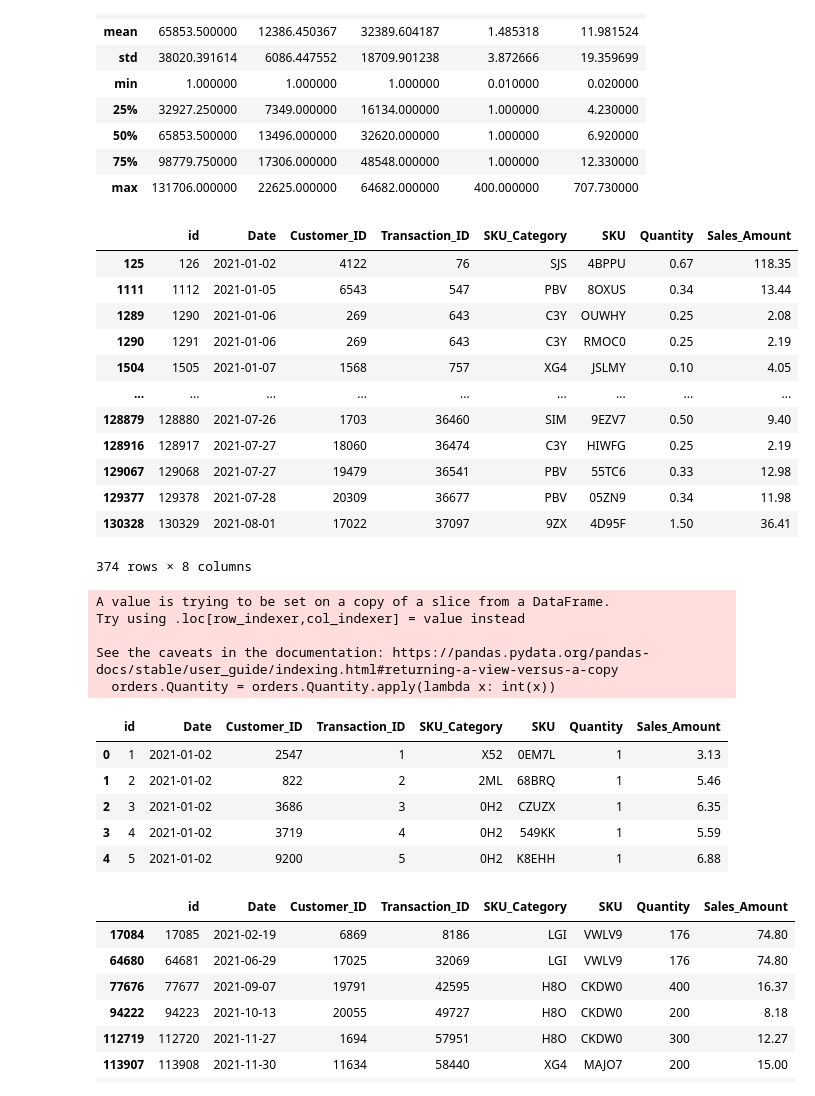
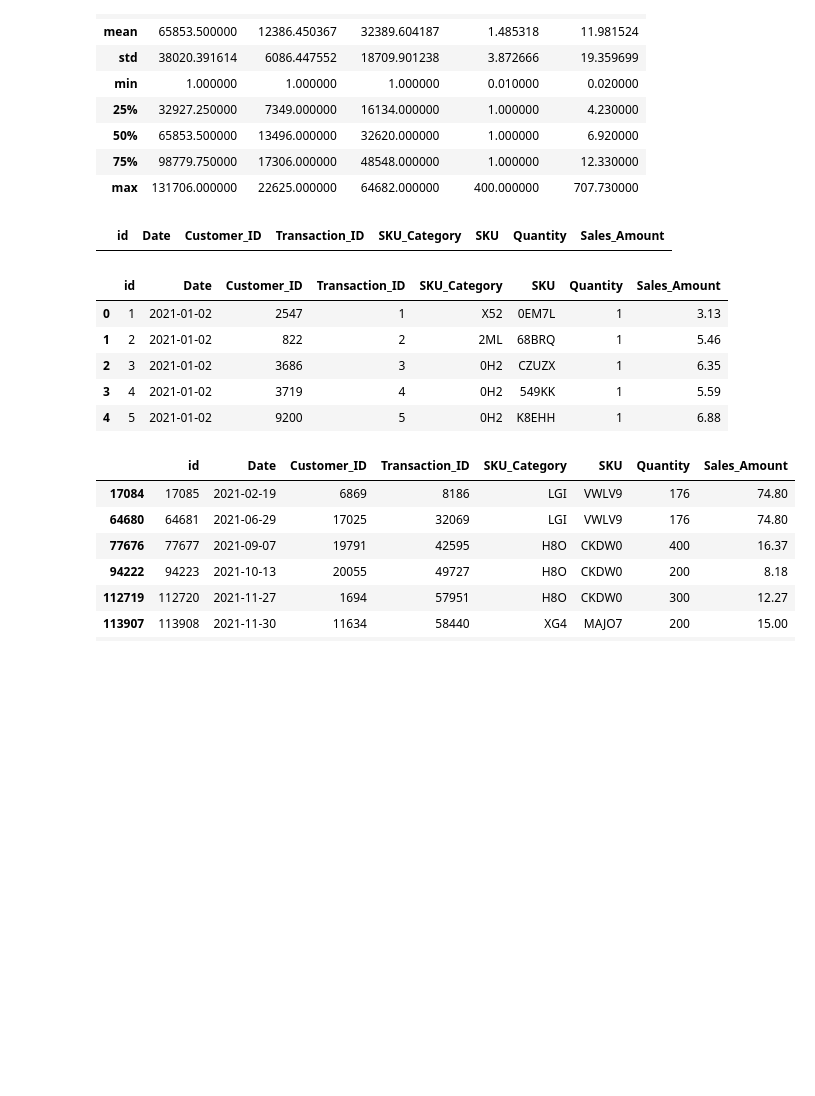
Before and after one commit to Faskill/RBS-Oracle-Project, a Jupyter notebook: Oracle_Project_RBS.ipynb, the cells around one changed output. Saved outputs shown, nothing was run; the diff lists cells and outputs as text; code cells hidden in the pictures; blank space fills up the shorter version.

```diff
--- a/Oracle_Project_RBS.ipynb
+++ b/Oracle_Project_RBS.ipynb
@@ -16,7 +10,7 @@ import seaborn as sns
 #Setting large figure size for Seaborn
 sns.set(rc={'figure.figsize':(11.7,8.27),"font.size":20,"axes.titlesize":20,"axes.labelsize":18})
 # %%
-data_dir = '/content/drive/MyDrive/RBS'
+data_dir = 'data'
 orders = pd.read_excel(data_dir+'/Orders.xlsx')
 customers = pd.read_excel(data_dir+'/Customers.xlsx')
 # %%
@@ -75,31 +69,14 @@ orders.describe()
 | 75% | 98779.750000 | 17306.000000 | 48548.000000 | 1.000000 | 12.330000 |
 | max | 131706.000000 | 22625.000000 | 64682.000000 | 400.000000 | 707.730000 |
 # %%
-orders[orders.Quantity % 1 != 0]
+orders[orders.Quantity == 0]
 # %% [output]
 |  | id | Date | Customer_ID | Transaction_ID | SKU_Category | SKU | Quantity | Sales_Amount |
-| 125 | 126 | 2021-01-02 | 4122 | 76 | SJS | 4BPPU | 0.67 | 118.35 |
-| 1111 | 1112 | 2021-01-05 | 6543 | 547 | PBV | 8OXUS | 0.34 | 13.44 |
-| 1289 | 1290 | 2021-01-06 | 269 | 643 | C3Y | OUWHY | 0.25 | 2.08 |
-| 1290 | 1291 | 2021-01-06 | 269 | 643 | C3Y | RMOC0 | 0.25 | 2.19 |
-| 1504 | 1505 | 2021-01-07 | 1568 | 757 | XG4 | JSLMY | 0.10 | 4.05 |
-| ... | ... | ... | ... | ... | ... | ... | ... | ... |
-| 128879 | 128880 | 2021-07-26 | 1703 | 36460 | SIM | 9EZV7 | 0.50 | 9.40 |
-| 128916 | 128917 | 2021-07-27 | 18060 | 36474 | C3Y | HIWFG | 0.25 | 2.19 |
-| 129067 | 129068 | 2021-07-27 | 19479 | 36541 | PBV | 55TC6 | 0.33 | 12.98 |
-| 129377 | 129378 | 2021-07-28 | 20309 | 36677 | PBV | 05ZN9 | 0.34 | 11.98 |
-| 130328 | 130329 | 2021-08-01 | 17022 | 37097 | 9ZX | 4D95F | 1.50 | 36.41 |
-374 rows × 8 columns
 # %%
 orders = orders.loc[orders.Quantity % 1 == 0]
 orders.Quantity = orders.Quantity.apply(lambda x: int(x))
 orders.head()
 # %% [output]
-A value is trying to be set on a copy of a slice from a DataFrame.
-Try using .loc[row_indexer,col_indexer] = value instead
-
-See the caveats in the documentation: https://pandas.pydata.org/pandas-docs/stable/user_guide/indexing.html#returning-a-view-versus-a-copy
-  orders.Quantity = orders.Quantity.apply(lambda x: int(x))
 |  | id | Date | Customer_ID | Transaction_ID | SKU_Category | SKU | Quantity | Sales_Amount |
 | 0 | 1 | 2021-01-02 | 2547 | 1 | X52 | 0EM7L | 1 | 3.13 |
 | 1 | 2 | 2021-01-02 | 822 | 2 | 2ML | 68BRQ | 1 | 5.46 |
```
Also changed, not shown: parts of 23 cells of this notebook.
